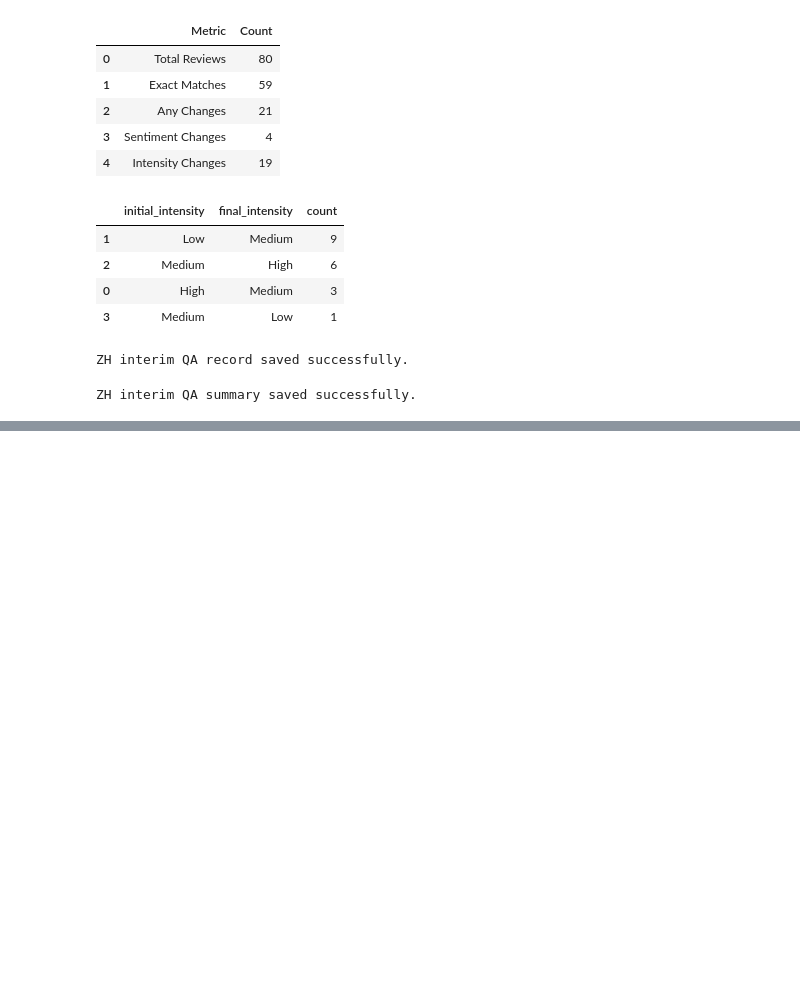
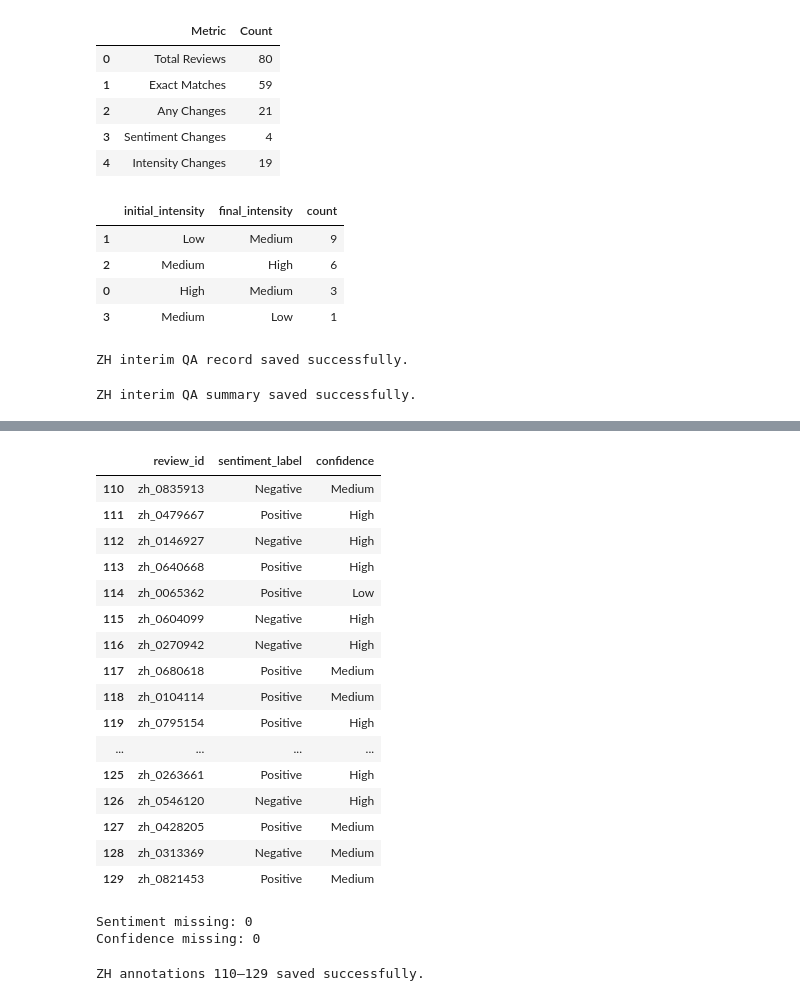
Before and after one commit to yoonjusong-analytics/data-labeling-portfolio, a Jupyter notebook: 01_multilingual_sentiment/notebooks/03_annotation_qa.ipynb, the cells around one changed output, grey strips where cells are left out. Cells and saved outputs as stored; diff of their text form; code cells hidden in the pictures; blank space fills up the shorter version.

Commit message:
feat: extend Chinese sentiment annotations to 70 percent

```diff
--- a/01_multilingual_sentiment/notebooks/03_annotation_qa.ipynb
+++ b/01_multilingual_sentiment/notebooks/03_annotation_qa.ipynb
@@ -2356,0 +2383,73 @@ ZH interim QA summary saved successfully.
+# %%
+zh_labels_110_129 = {
+    110: ("Negative", "Medium"),
+    111: ("Positive", "High"),
+    112: ("Negative", "High"),
+    113: ("Positive", "High"),
+    114: ("Positive", "Low"),
+    115: ("Negative", "High"),
+    116: ("Negative", "High"),
+    117: ("Positive", "Medium"),
+    118: ("Positive", "Medium"),
+    119: ("Positive", "High"),
+    120: ("Negative", "High"),
+    121: ("Negative", "Medium"),
+    122: ("Negative", "Medium"),
+    123: ("Negative", "Low"),
+    124: ("Negative", "Medium"),
+    125: ("Positive", "High"),
+    126: ("Negative", "High"),
+    127: ("Positive", "Medium"),
+    128: ("Negative", "Medium"),
+    129: ("Positive", "Medium")
+}
+
+for idx, (sentiment, confidence) in zh_labels_110_129.items():
+    df_zh.loc[idx, "sentiment_label"] = sentiment
+    df_zh.loc[idx, "confidence"] = confidence
+# %%
+df_zh.loc[
+    110:129,
+    ["review_id", "sentiment_label", "confidence"]
+]
+# %% [output]
+|  | review_id | sentiment_label | confidence |
+| 110 | zh_0835913 | Negative | Medium |
+| 111 | zh_0479667 | Positive | High |
+| 112 | zh_0146927 | Negative | High |
+| 113 | zh_0640668 | Positive | High |
+| 114 | zh_0065362 | Positive | Low |
+| 115 | zh_0604099 | Negative | High |
+| 116 | zh_0270942 | Negative | High |
+| 117 | zh_0680618 | Positive | Medium |
+| 118 | zh_0104114 | Positive | Medium |
+| 119 | zh_0795154 | Positive | High |
+| ... | ... | ... | ... |
+| 125 | zh_0263661 | Positive | High |
+| 126 | zh_0546120 | Negative | High |
+| 127 | zh_0428205 | Positive | Medium |
+| 128 | zh_0313369 | Negative | Medium |
+| 129 | zh_0821453 | Positive | Medium |
+# %%
+print(
+    "Sentiment missing:",
+    df_zh.loc[110:129, "sentiment_label"].isna().sum()
+)
+
+print(
+    "Confidence missing:",
+    df_zh.loc[110:129, "confidence"].isna().sum()
+)
+# %% [output]
+Sentiment missing: 0
+Confidence missing: 0
+# %%
+df_zh.to_csv(
+    "../data/annotation/amazon_reviews_zh_annotation_300.csv",
+    index=False,
+    encoding="utf-8-sig"
+)
+
+print("ZH annotations 110–129 saved successfully.")
+# %% [output]
+ZH annotations 110–129 saved successfully.
```
Also changed, not shown: parts of 39 cells of this notebook, 1 other file.
